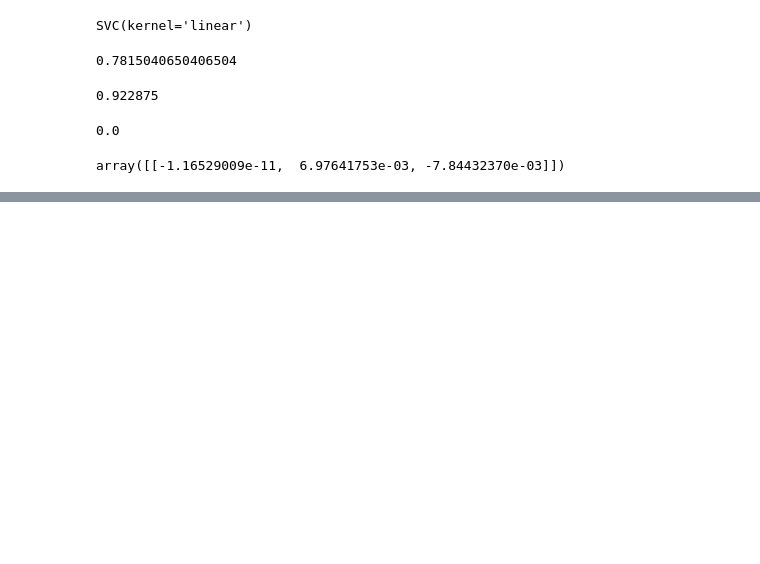
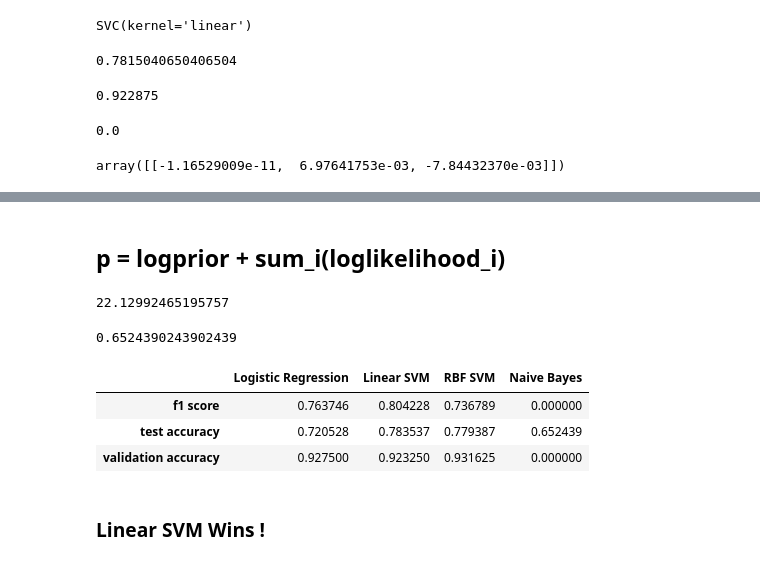
Before and after one commit to melihkacaman/Characterizing-Profile-on-Twitter-Data, a Jupyter notebook: 04 Train Politics Classifier .ipynb, the cells around one changed output, grey strips where cells are left out. Drawn from its saved outputs; the diff is of its cells as text; code cells hidden in the pictures; blank space fills up the shorter version.

Commit message:
naive bayes is done

```diff
--- a/04 Train Politics Classifier .ipynb
+++ b/04 Train Politics Classifier .ipynb
@@ -592,0 +599,2 @@ loglikelihood
+# %% [markdown]
+## p = logprior + sum_i(loglikelihood_i)
@@ -592,0 +624,6 @@ loglikelihood
+# %%
+tweet = train_x_arr[0]
+p = naive_bayes_predict(tweet, logprior, loglikelihood)
+p
+# %% [output]
+22.12992465195757
@@ -592,0 +654,39 @@ loglikelihood
+# %%
+test_naive_bayes(test_x_arr, test_y.squeeze(), logprior, loglikelihood)
+# %% [output]
+0.6524390243902439
+# %%
+result = {
+    'Logistic Regression': {
+        'f1 score' : 0.7637457044673539,
+        'test accuracy' : 0.7205284552845529,
+        'validation accuracy': 0.927500
+    },
+
+    'Linear SVM': {
+        'f1 score': 0.8042279411764707,
+        'test accuracy': 0.7835365853658537,
+        'validation accuracy': 0.92325
+    },
+
+    'RBF SVM' : {
+        'f1 score': 0.7367886178861789,
+        'test accuracy': 0.7793867120954003,
+        'validation accuracy': 0.931625
+    },
+
+    'Naive Bayes' : {
+        'f1 score': 0.0,
+        'test accuracy': 0.6524390243902439,
+        'validation accuracy': 0.0
+    }
+}
+
+pd.DataFrame(result)
+# %% [output]
+|  | Logistic Regression | Linear SVM | RBF SVM | Naive Bayes |
+| f1 score | 0.763746 | 0.804228 | 0.736789 | 0.000000 |
+| test accuracy | 0.720528 | 0.783537 | 0.779387 | 0.652439 |
+| validation accuracy | 0.927500 | 0.923250 | 0.931625 | 0.000000 |
+# %% [markdown]
+### Linear SVM Wins !
```
Also changed, not shown: parts of 64 cells of this notebook.
